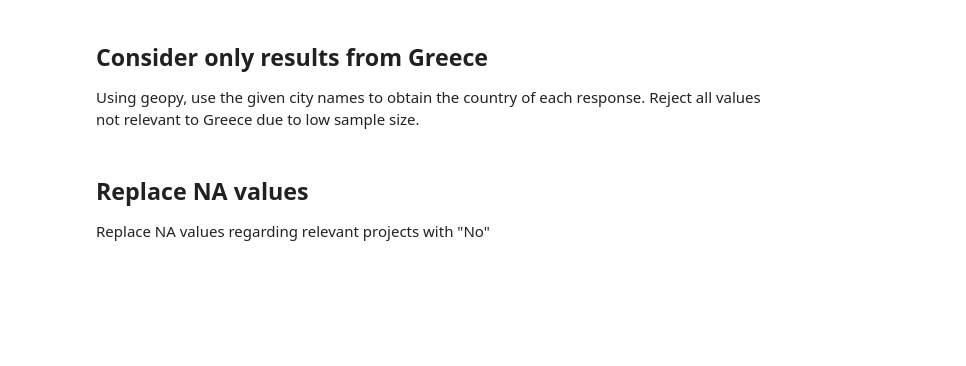
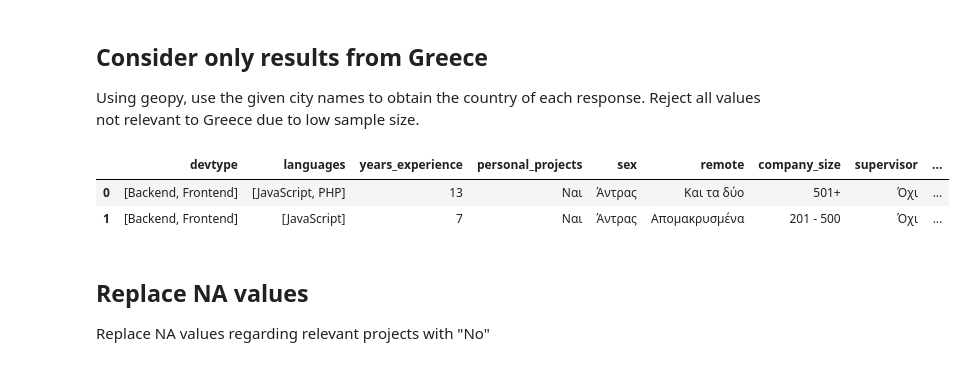
Before and after one commit to GiorgosNik/dev-salary-estimator, a Jupyter notebook: salary_estimator.ipynb, the cells around one changed output. Cells and saved outputs as stored; diff of their text form; code cells hidden in the pictures; blank space fills up the shorter version.

```diff
--- a/salary_estimator.ipynb
+++ b/salary_estimator.ipynb
@@ -123,24 +147,28 @@ dataframe.head(5)
 Using geopy, use the given city names to obtain the country of each response.
 Reject all values not relevant to Greece due to low sample size.
 # %%
-cities_residence, cities_work = pd.unique(dataframe['city_residence'].values), pd.unique(dataframe['city_work'].values)
+cities_residence, cities_work = pd.unique(df["city_residence"].values), pd.unique(df["city_work"].values)
 
-geolocator = Nominatim(user_agent="test")
+geo_locator = Nominatim(user_agent="test")
 
-with tqdm(total=len(cities_residence), desc='Formatting City Names') as city_progressbar:
-  for city in cities_residence:
-    try:
-      country = geolocator.geocode(city).address.split(",")[-1].strip()
-      dataframe['city_residence'] = dataframe['city_residence'].replace(city,country)
+with tqdm(total=len(cities_residence), desc="Formatting City Names") as city_progressbar:
+    for city in cities_residence:
+        try:
+            country = geo_locator.geocode(city).address.split(",")[-1].strip()
+            df["city_residence"] = df["city_residence"].replace(city, country)
 
-    except AttributeError:
-      dataframe['city_residence'] = dataframe['city_residence'].replace(city,"UNK")
-    city_progressbar.update(1)
+        except AttributeError:
+            df["city_residence"] = df["city_residence"].replace(city, "UNK")
+        city_progressbar.update(1)
 
-dataframe = dataframe[dataframe.city_residence == "Ελλάς"]
+df = df[df.city_residence == "Ελλάς"]
 
-dataframe = dataframe.drop(columns=['city_residence', 'city_work'])
-dataframe.head(2)
+df = df.drop(columns=["city_residence", "city_work"])
+df.head(2)
+# %% [output]
+|  | devtype | languages | years_experience | personal_projects | sex | remote | company_size | supervisor | ... |
+| 0 | [Backend, Frontend] | [JavaScript, PHP] | 13 | Ναι | Άντρας | Και τα δύο | 501+ | Όχι | ... |
+| 1 | [Backend, Frontend] | [JavaScript] | 7 | Ναι | Άντρας | Απομακρυσμένα | 201 - 500 | Όχι | ... |
 # %% [markdown]
 ## Replace NA values
 Replace NA values regarding relevant projects with "No"
```
Also changed, not shown: parts of 19 cells of this notebook, 1 other file.
